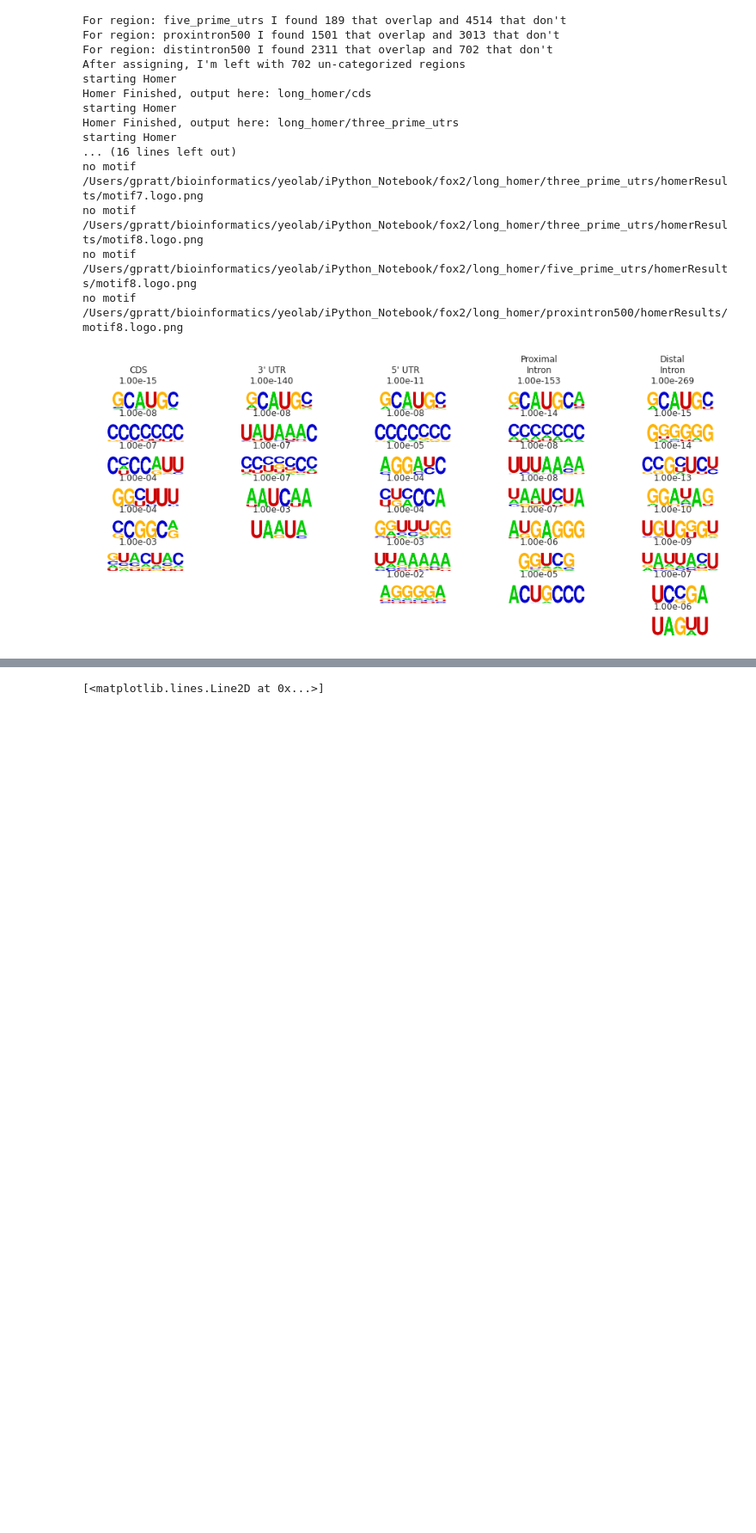
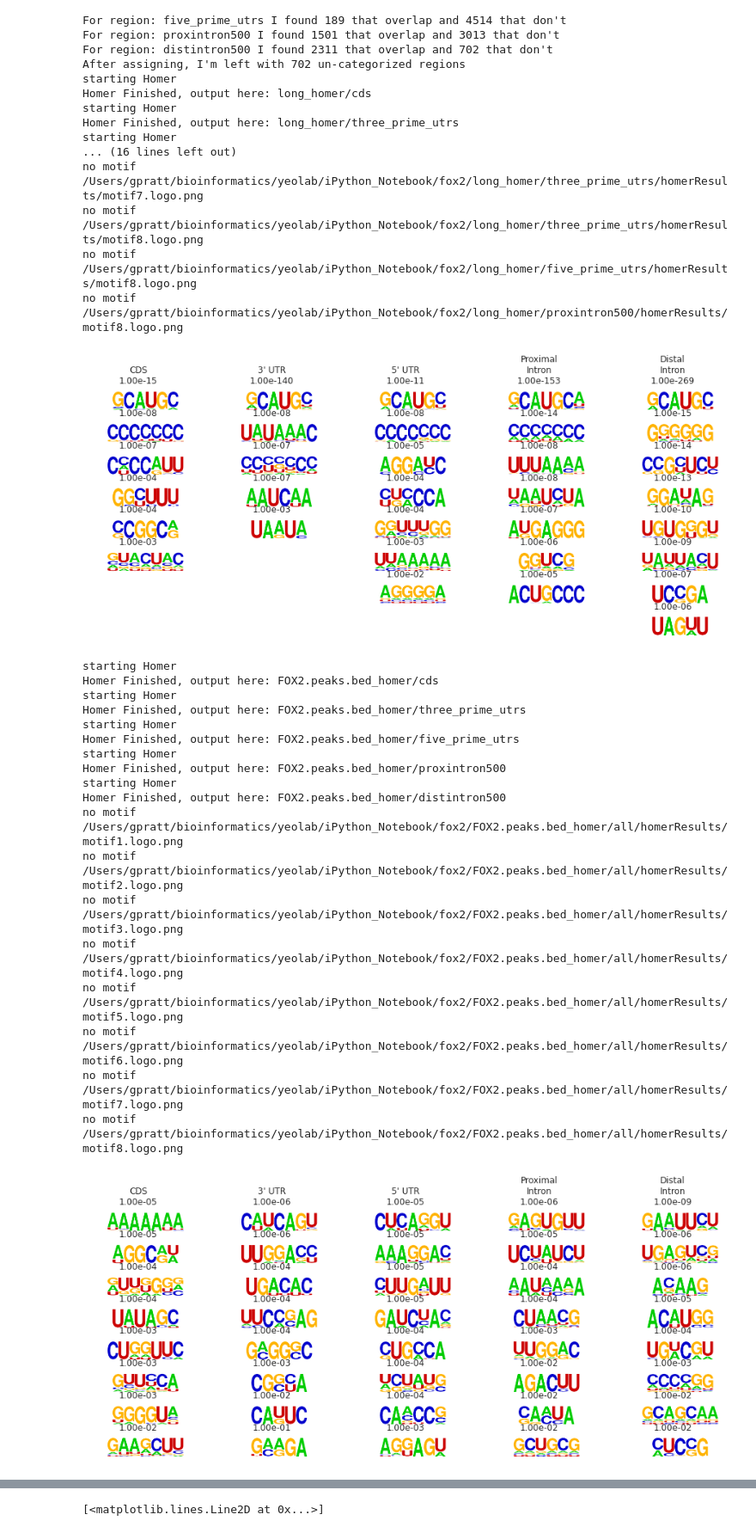
Before and after one commit to gpratt/iPython_Notebook, a Jupyter notebook: fox2/fox2_analysis.ipynb, the cells around one changed output, grey strips where cells are left out. Shown at 86% size. Saved outputs shown, nothing was run; the diff lists cells and outputs as text; code cells hidden in the pictures; blank space fills up the shorter version.

```diff
--- a/fox2/fox2_analysis.ipynb
+++ b/fox2/fox2_analysis.ipynb
@@ -228,3 +249,37 @@ no motif /Users/gpratt/bioinformatics/yeolab/iPython_Notebook/fox2/long_homer/th
 no motif /Users/gpratt/bioinformatics/yeolab/iPython_Notebook/fox2/long_homer/five_prime_utrs/homerResults/motif8.logo.png
 no motif /Users/gpratt/bioinformatics/yeolab/iPython_Notebook/fox2/long_homer/proxintron500/homerResults/motif8.logo.png
 [figure]
+# %%
+cluster_name = "FOX2.peaks.bed"
+cluster_out = cluster_name + "_homer"
+
+CLIP_analysis.calculate_homer_motifs([5,6,7], regions, cluster_name, "/Users/gpratt/bioinformatics/yeolab/projects/fox2_iclip/analysis/v3/fasta/", cluster_out)
+
+fig = plt.figure(figsize=(20, 20))
+full_grid = gridspec.GridSpec(6, 4)
+motif_grid = gridspec.GridSpecFromSubplotSpec(1, 6,
+                                              subplot_spec=full_grid[4:6, :],
+                                              hspace=0,
+                                              wspace=0)
+
+viz.build_common_motifs(motif_grid, "/Users/gpratt/bioinformatics/yeolab/iPython_Notebook/fox2/" + cluster_out)
+# %% [output]
+starting Homer
+Homer Finished, output here: FOX2.peaks.bed_homer/cds
+starting Homer
+Homer Finished, output here: FOX2.peaks.bed_homer/three_prime_utrs
+starting Homer
+Homer Finished, output here: FOX2.peaks.bed_homer/five_prime_utrs
+starting Homer
+Homer Finished, output here: FOX2.peaks.bed_homer/proxintron500
+starting Homer
+Homer Finished, output here: FOX2.peaks.bed_homer/distintron500
+no motif /Users/gpratt/bioinformatics/yeolab/iPython_Notebook/fox2/FOX2.peaks.bed_homer/all/homerResults/motif1.logo.png
+no motif /Users/gpratt/bioinformatics/yeolab/iPython_Notebook/fox2/FOX2.peaks.bed_homer/all/homerResults/motif2.logo.png
+no motif /Users/gpratt/bioinformatics/yeolab/iPython_Notebook/fox2/FOX2.peaks.bed_homer/all/homerResults/motif3.logo.png
+no motif /Users/gpratt/bioinformatics/yeolab/iPython_Notebook/fox2/FOX2.peaks.bed_homer/all/homerResults/motif4.logo.png
+no motif /Users/gpratt/bioinformatics/yeolab/iPython_Notebook/fox2/FOX2.peaks.bed_homer/all/homerResults/motif5.logo.png
+no motif /Users/gpratt/bioinformatics/yeolab/iPython_Notebook/fox2/FOX2.peaks.bed_homer/all/homerResults/motif6.logo.png
+no motif /Users/gpratt/bioinformatics/yeolab/iPython_Notebook/fox2/FOX2.peaks.bed_homer/all/homerResults/motif7.logo.png
+no motif /Users/gpratt/bioinformatics/yeolab/iPython_Notebook/fox2/FOX2.peaks.bed_homer/all/homerResults/motif8.logo.png
+[figure, added]
```
Also changed, not shown: parts of 123 cells of this notebook, 2 other files.
